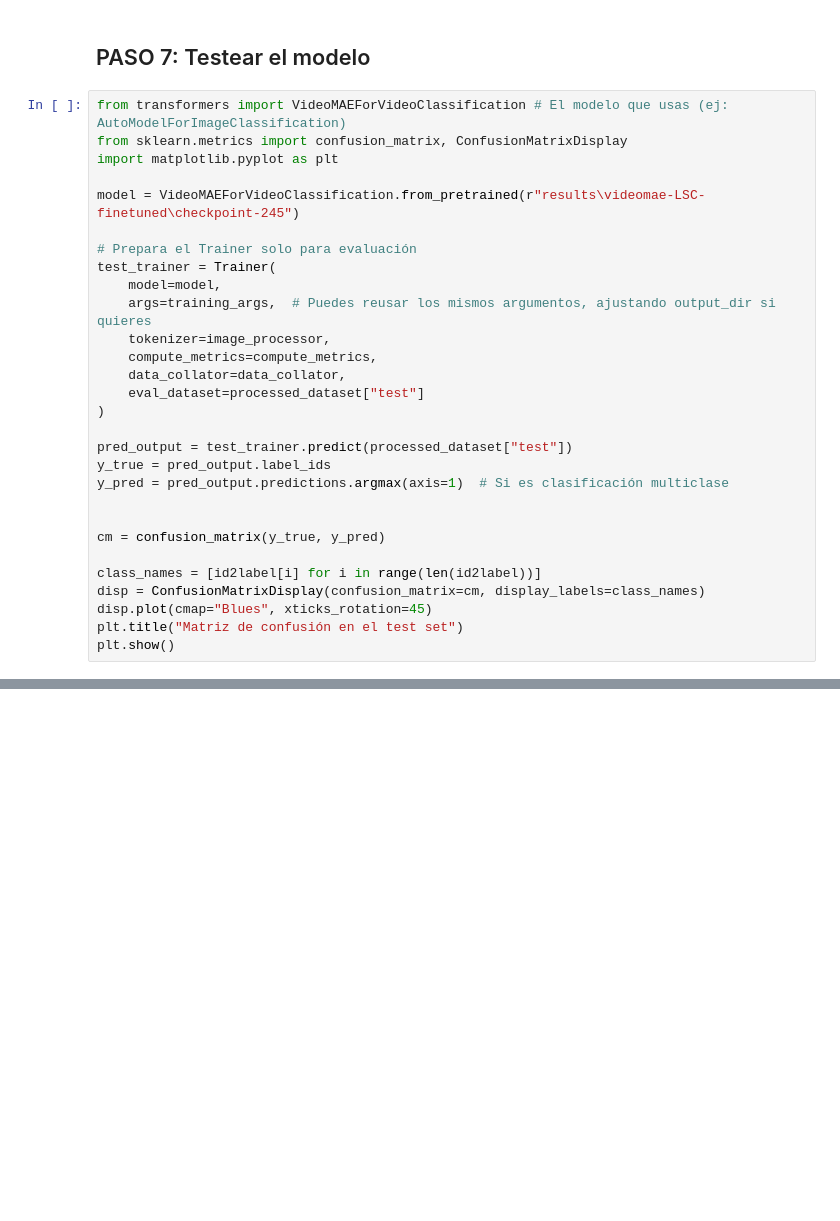
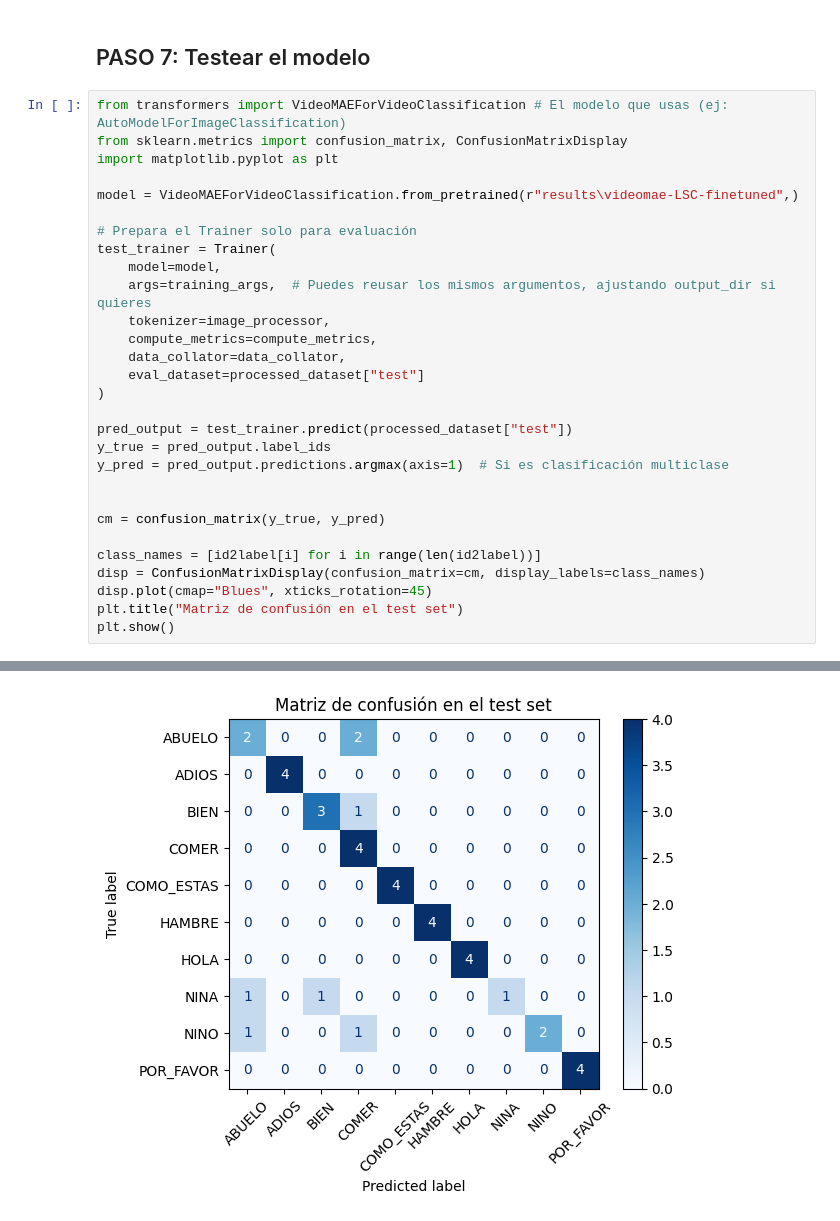
Before and after one commit to danieldnsr/trainining_model_ensearte_LSC, a Jupyter notebook: videomae/main.ipynb, the cells around one changed output, grey strips where cells are left out. Saved outputs shown, nothing was run; the diff lists cells and outputs as text; blank space fills up the shorter version.

```diff
--- a/videomae/main.ipynb
+++ b/videomae/main.ipynb
@@ -224,7 +268,7 @@ from transformers import VideoMAEForVideoClassification # El modelo que usas (ej
 from sklearn.metrics import confusion_matrix, ConfusionMatrixDisplay
 import matplotlib.pyplot as plt
 
-model = VideoMAEForVideoClassification.from_pretrained(r"results\videomae-LSC-finetuned\checkpoint-245")
+model = VideoMAEForVideoClassification.from_pretrained(r"results\videomae-LSC-finetuned",)
 
 # Prepara el Trainer solo para evaluación
 test_trainer = Trainer(
@@ -248,3 +292,4 @@ disp = ConfusionMatrixDisplay(confusion_matrix=cm, display_labels=class_names)
 disp.plot(cmap="Blues", xticks_rotation=45)
 plt.title("Matriz de confusión en el test set")
 plt.show()
+# %% [output]
@@ -250,0 +297 @@ plt.show()
+[figure, added]
```
Also changed, not shown: parts of 6 cells of this notebook, 16 other files.
